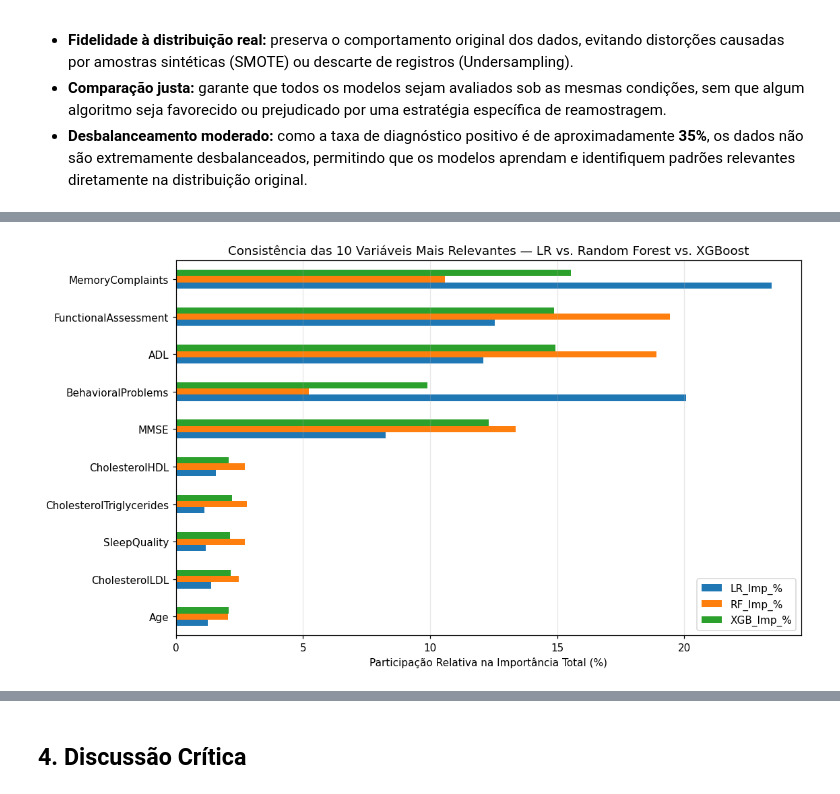
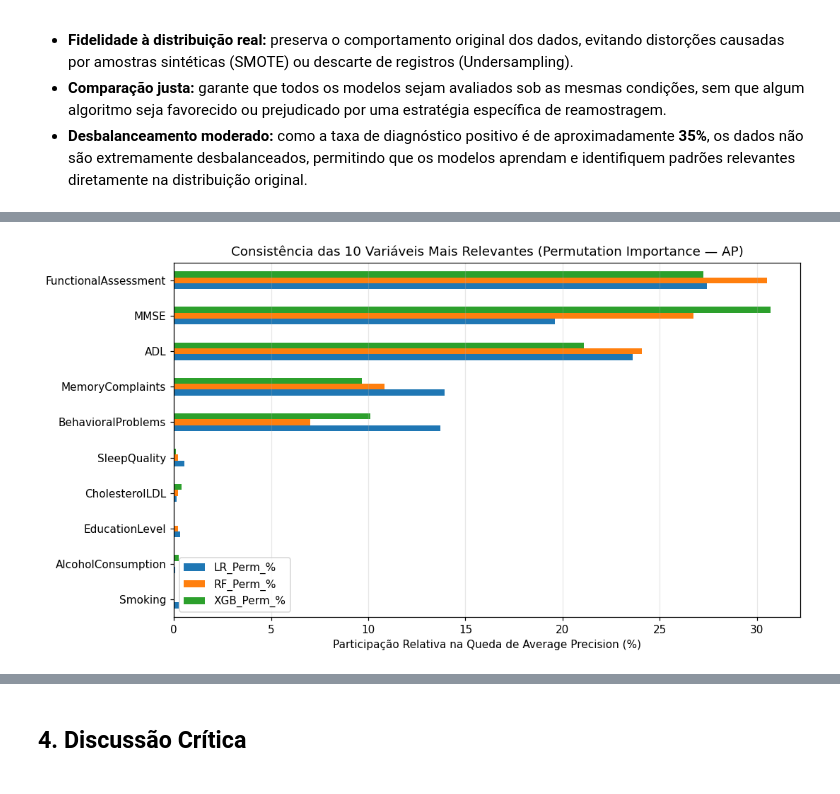
Before and after one commit to muriloferreira26032007-png/intro-data-science, a Jupyter notebook: projeto_final.ipynb, the cells around one changed output, grey strips where cells are left out. Drawn from its saved outputs; the diff is of its cells as text; code cells hidden in the pictures.

```diff
--- a/projeto_final.ipynb
+++ b/projeto_final.ipynb
@@ -100,9 +92,6 @@ df[cols_to_float] = df[cols_to_float].astype(float)
 df=df.drop(columns=['DoctorInCharge','PatientID'])
 cols_int = df.select_dtypes(include='int64').columns.tolist()
 
-cols_to_float = ['Age', 'SystolicBP', 'DiastolicBP']
-df[cols_to_float] = df[cols_to_float].astype(float)
-
 
 for i in cols_int:
  print(df[i].value_counts())
@@ -893,49 +1029,58 @@ Para analisar a importância das variáveis, será utilizada a **base original**
 - **Comparação justa:** garante que todos os modelos sejam avaliados sob as mesmas condições, sem que algum algoritmo seja favorecido ou prejudicado por uma estratégia específica de reamostragem.
 - **Desbalanceamento moderado:** como a taxa de diagnóstico positivo é de aproximadamente **35%**, os dados não são extremamente desbalanceados, permitindo que os modelos aprendam e identifiquem padrões relevantes diretamente na distribuição original.
 # %%
-def extrair_importancias_norm(pipe_treinado: ImbPipeline, modelo_nome: str) -> pd.Series:
-    nomes = pipe_treinado.named_steps["prep"].get_feature_names_out()
-    clf = pipe_treinado.named_steps["clf"]
-    vals = np.abs(clf.coef_[0]) if modelo_nome == "LogisticRegression" else clf.feature_importances_
-    s = pd.Series(vals, index=nomes)
-    return (s / s.sum()) * 100.0
+from sklearn.inspection import permutation_importance
 
-imp_lr = extrair_importancias_norm(melhores_pipelines[("1_Original", "LogisticRegression")], "LogisticRegression")
-imp_rf = extrair_importancias_norm(melhores_pipelines[("1_Original", "RandomForest")], "RandomForest")
-imp_xgb = extrair_importancias_norm(melhores_pipelines[("1_Original", "XGBoost")], "XGBoost")
+def calcular_perm_imp_norm(pipe_treinado: ImbPipeline) -> pd.Series:
+    r = permutation_importance(
+        pipe_treinado, X_te_mod, y_test,
+        scoring="average_precision", n_repeats=15,
+        random_state=RANDOM_STATE, n_jobs=-1
+    )
+    vals = np.maximum(r.importances_mean, 0.0)
+    s = pd.Series(vals, index=X_te_mod.columns)
+    return (s / s.sum()) * 100.0 if s.sum() > 0 else s
 
-nomes_feat = melhores_pipelines[("1_Original", "LogisticRegression")].named_steps["prep"].get_feature_names_out()
-coefs_lr = pd.Series(
-    melhores_pipelines[("1_Original", "LogisticRegression")].named_steps["clf"].coef_[0],
-    index=nomes_feat,
-)
+imp_lr = calcular_perm_imp_norm(melhores_pipelines[("1_Original", "LogisticRegression")])
+imp_rf = calcular_perm_imp_norm(melhores_pipelines[("1_Original", "RandomForest")])
+imp_xgb = calcular_perm_imp_norm(melhores_pipelines[("1_Original", "XGBoost")])
 
 df_imp = pd.DataFrame({
-    "LR_Coef_Direcional": coefs_lr.round(4),
-    "LR_Imp_%": imp_lr.round(2),
-    "RF_Imp_%": imp_rf.round(2),
-    "XGB_Imp_%": imp_xgb.round(2),
+    "LR_Perm_%": imp_lr.round(2),
+    "RF_Perm_%": imp_rf.round(2),
+    "XGB_Perm_%": imp_xgb.round(2),
 })
-df_imp["Media_Imp_%"] = df_imp[["LR_Imp_%", "RF_Imp_%", "XGB_Imp_%"]].mean(axis=1).round(2)
-df_imp = df_imp.sort_values("Media_Imp_%", ascending=False)
+df_imp["Media_Perm_%"] = df_imp.mean(axis=1).round(2)
+df_imp = df_imp.sort_values("Media_Perm_%", ascending=False)
 
-print("Consistência de Importância Relativa (%) entre os 3 Modelos (Top 12 atributos):")
-display(df_imp.head(12))
+n_top = min(10, len(df_imp))
+print(f"Importância por Permutação (queda relativa em AP %) — Top {n_top} atributos:")
+display(df_imp.head(n_top))
 
-top10_plot = df_imp.head(10).sort_values("Media_Imp_%", ascending=True)
-top10_plot[["LR_Imp_%", "RF_Imp_%", "XGB_Imp_%"]].plot(kind="barh", figsize=(10.5, 6))
-plt.title("Consistência das 10 Variáveis Mais Relevantes — LR vs. Random Forest vs. XGBoost")
-plt.xlabel("Participação Relativa na Importância Total (%)")
+top_plot = df_imp.head(n_top).sort_values("Media_Perm_%", ascending=True)
+top_plot[["LR_Perm_%", "RF_Perm_%", "XGB_Perm_%"]].plot(kind="barh", figsize=(10, 5.5))
+plt.title(f"Consistência das {n_top} Variáveis Mais Relevantes (Permutation Importance — AP)")
+plt.xlabel("Participação Relativa na Queda de Average Precision (%)")
 plt.grid(axis="x", alpha=0.3)
 plt.tight_layout()
 plt.show()
 
-limiar_max_f1 = df_limiares.sort_values("F1", ascending=False).iloc[0]
-print("=" * 72)
-print("SÍNTESE QUANTITATIVA AUTOMÁTICA PARA AS QUESTÕES DO PROJETO")
-print("=" * 72)
-print(f"1) Top 5 atributos consensuais (média %): {list(df_imp.head(5).index)}")
-print(f"2) Melhor ranking global (Test_AP):     {best_mod_ap} | {best_est_ap} (AP={best_row_ap['Test_AP']:.4f}, AUC={best_row_ap['Test_ROC_AUC']:.4f})")
-print(f"3) Melhor F1 no limiar padrão 0.50:     {best_mod_f1} | {best_est_f1} (F1={best_row_f1['Test_F1']:.4f}, Recall={best_row_f1['Test_Recall']:.4f})")
-print(f"4) Melhor F1 por ajuste de limiar ({best_mod_ap} 1_Original): limiar={limiar_max_f1['Limiar']:.2f} -> F1={limiar_max_f1['F1']:.4f}, Recall={limiar_max_f1['Recall']:.4f}, Prec={limiar_max_f1['Precision']:.4f}")
+# Síntese quantitativa final (100% livre de vazamento)
+row_f2_teste = tab_lim_teste[tab_lim_teste["Criterio"].str.contains("F2")].iloc[0]
+row_orig_ap = df_resultados[
+    (df_resultados["Modelo"] == best_mod_ap) & (df_resultados["Estrategia"] == "1_Original")
+].iloc[0]
+
+print("=" * 76)
+print("SÍNTESE QUANTITATIVA FINAL (SEM VAZAMENTO DE DADOS)")
+print("=" * 76)
+print(f"1) Representação escolhida em CV:       {MODO_ESCOLHIDO}")
+print(f"2) Top 5 atributos consensuais:         {list(df_imp.head(5).index)}")
+print(f"3) Melhor ranking global (Test_AP):     {best_mod_ap} | {best_est_ap} "
+      f"(AP={best_row_ap['Test_AP']:.4f}, ROC-AUC={best_row_ap['Test_ROC_AUC']:.4f})")
+print(f"4) Checagem de overfitting ({best_mod_ap} 1_Original): "
+      f"CV_AP={row_orig_ap['CV_AP']:.4f} | Test_AP={row_orig_ap['Test_AP']:.4f}")
+print(f"5) Limiar ótimo F2 definido no CV ({row_f2_teste['Limiar']:.2f}) avaliado no Teste: "
+      f"Recall={row_f2_teste['Recall']:.4f}, Precision={row_f2_teste['Precision']:.4f}, "
+      f"F1={row_f2_teste['F1']:.4f}, F2={row_f2_teste['F2']:.4f}, FN={int(row_f2_teste['Falsos_Negativos'])}")
 # %% [output]
@@ -956 +1099 @@ Consistência de Importância Relativa (%) entre os 3 Modelos (Top 12 atributos)
-[figure, old version]
+[figure, new version]
```
Also changed, not shown: parts of 34 cells of this notebook.
